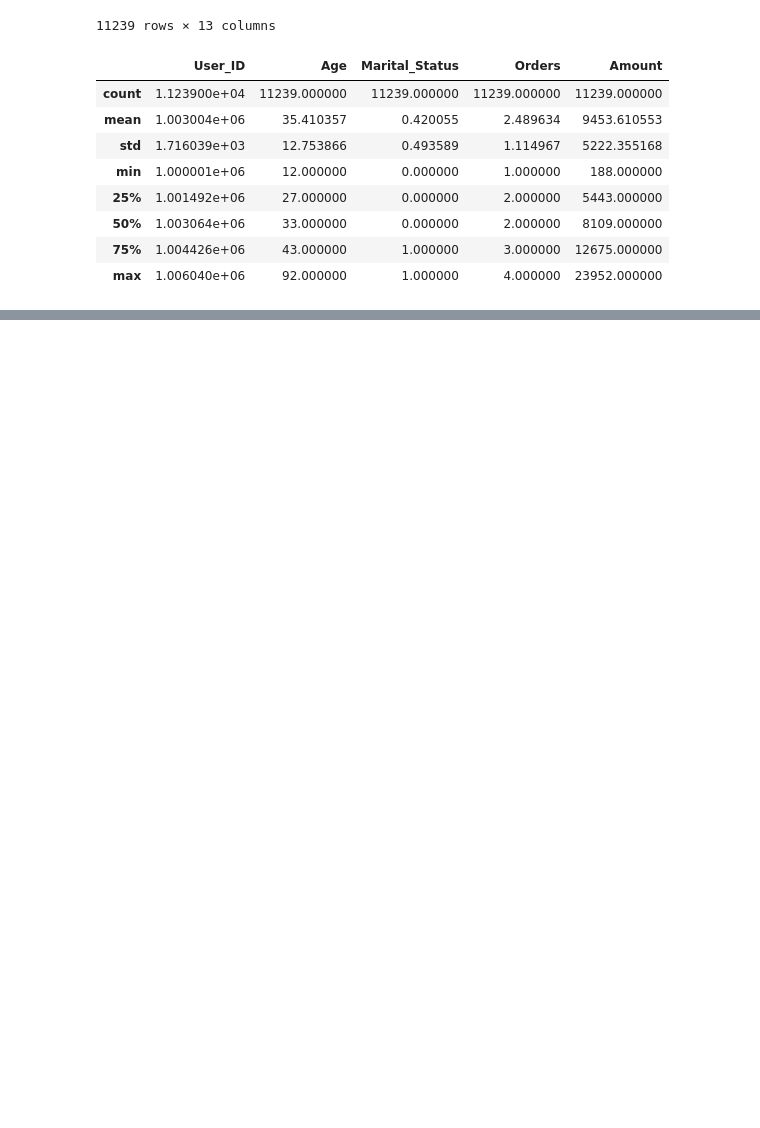
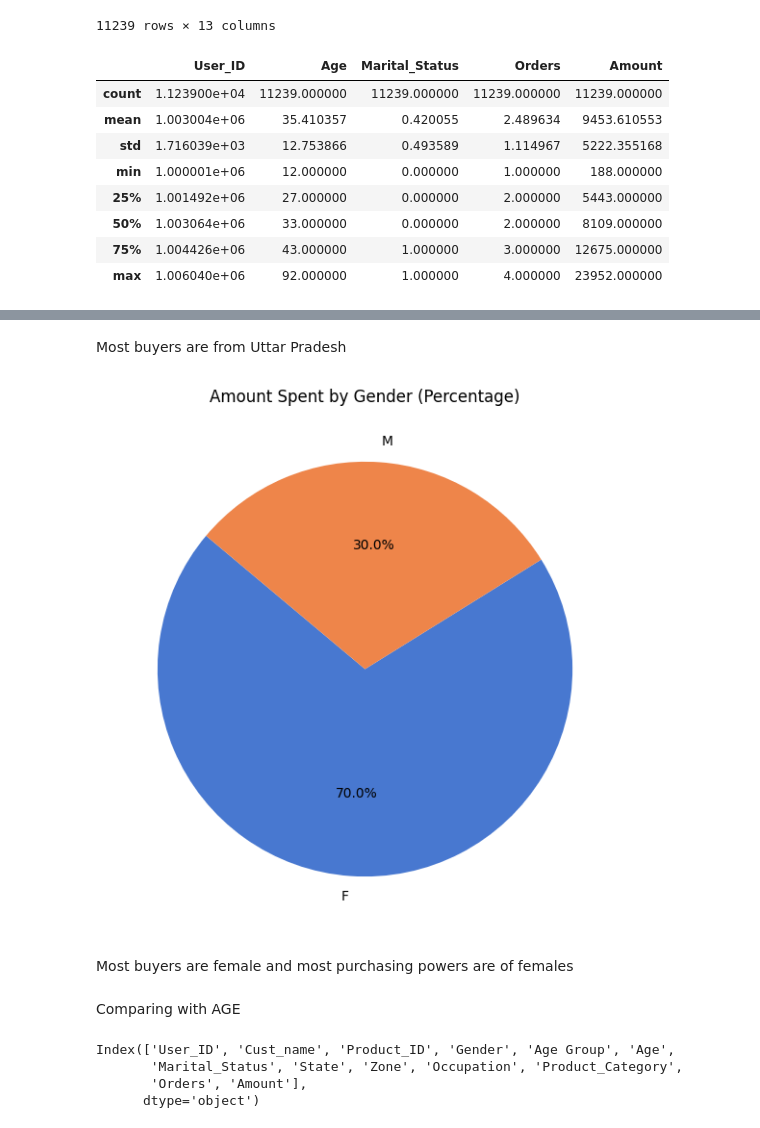
Before and after one commit to RnKadam/Exploratory-Data-Analysis-Project, a Jupyter notebook: Sales_Analysis.ipynb, the cells around one changed output, grey strips where cells are left out. Drawn from its saved outputs; the diff is of its cells as text; code cells hidden in the pictures; blank space fills up the shorter version.

```diff
--- a/Sales_Analysis.ipynb
+++ b/Sales_Analysis.ipynb
@@ -109,0 +141,30 @@ df.describe()
+# %% [markdown]
+Most buyers are from Uttar Pradesh
+# %%
+# Grouping data by Gender and summing the Amount
+sales_gen = df.groupby(['Gender'])['Amount'].sum().sort_values(ascending=False).reset_index()
+
+# Plotting the pie chart
+plt.figure(figsize=(7,7))
+plt.pie(
+    sales_gen['Amount'],
+    labels=sales_gen['Gender'],
+    autopct='%1.1f%%',
+    startangle=140,
+    colors=sns.color_palette('muted', len(sales_gen))
+)
+plt.title('Amount Spent by Gender (Percentage)')
+plt.show()
+# %% [output]
+[figure, added]
+# %% [markdown]
+Most buyers are female and most purchasing powers are of females
+# %% [markdown]
+Comparing with AGE
+# %%
+df.columns
+# %% [output]
+Index(['User_ID', 'Cust_name', 'Product_ID', 'Gender', 'Age Group', 'Age',
+       'Marital_Status', 'State', 'Zone', 'Occupation', 'Product_Category',
+       'Orders', 'Amount'],
+      dtype='object')
```
Also changed, not shown: parts of 24 cells of this notebook.
